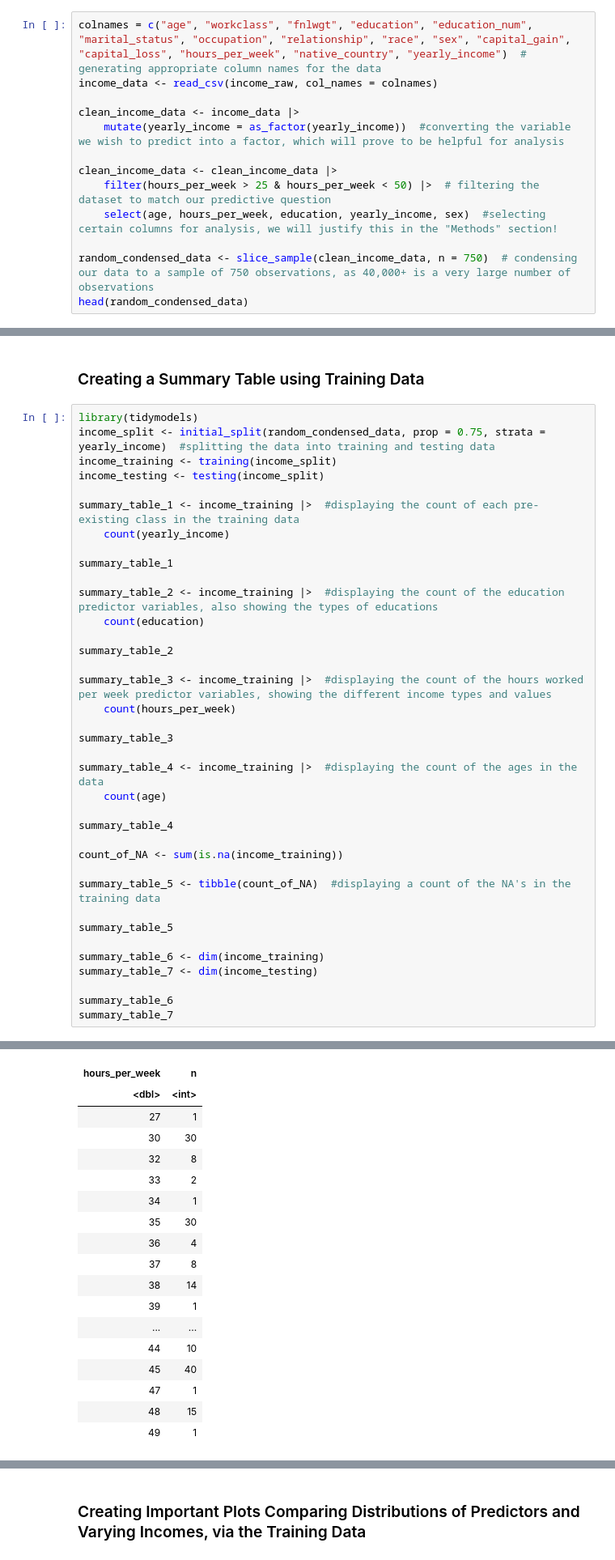
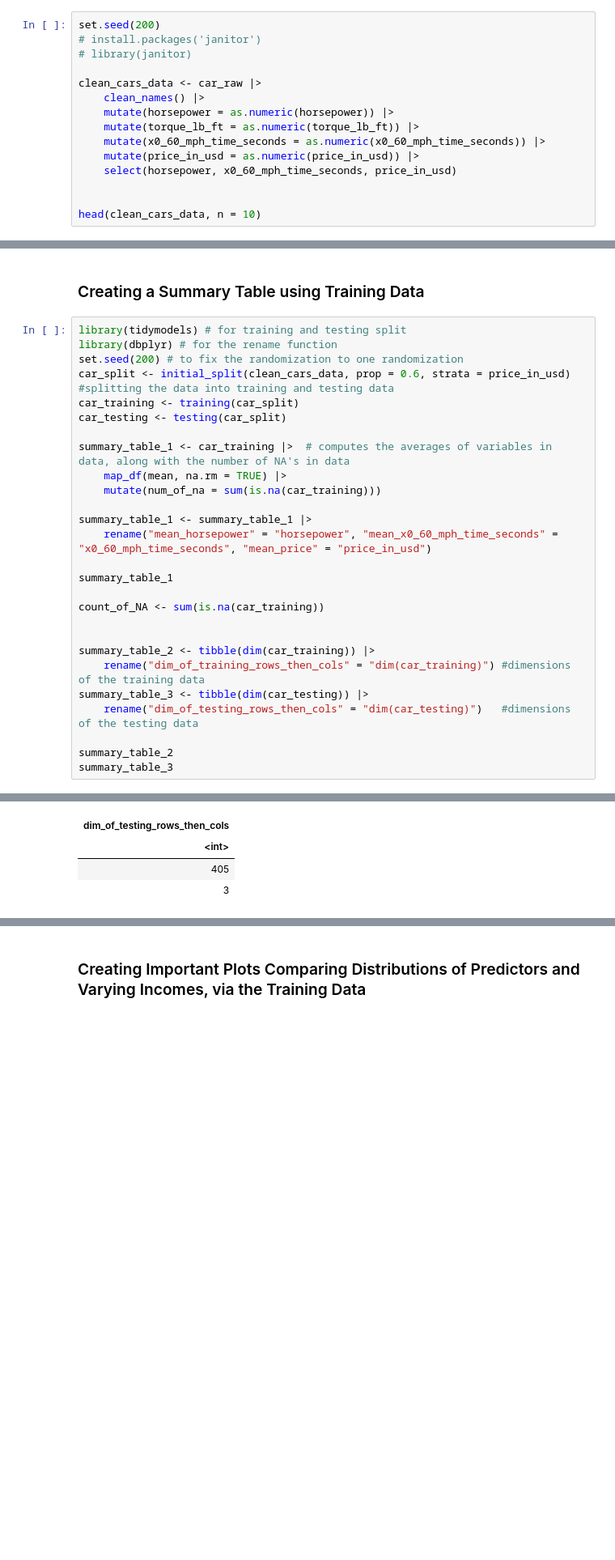
Before and after one commit to aadikanwar/DSCI100_group_project, a Jupyter notebook: group_project_proposal.ipynb, the cells around one changed output, grey strips where cells are left out. Shown at 81% size. Saved outputs shown, nothing was run; the diff lists cells and outputs as text; blank space fills up the shorter version.

```diff
--- a/group_project_proposal.ipynb
+++ b/group_project_proposal.ipynb
@@ -42,16 +49,18 @@ A tibble: 10 × 15
 # %% [markdown]
 ### Cleaning and Wrangling the Data
 # %%
-colnames = c("age", "workclass", "fnlwgt", "education", "education_num", "marital_status", "occupation", "relationship", "race", "sex", "capital_gain", "capital_loss", "hours_per_week", "native_country", "yearly_income")  # generating appropriate column names for the data
-income_data <- read_csv(income_raw, col_names = colnames)
+set.seed(200)
+# install.packages('janitor')
+# library(janitor)
 
-clean_income_data <- income_data |>
-    mutate(yearly_income = as_factor(yearly_income))  #converting the variable we wish to predict into a factor, which will prove to be helpful for analysis
+clean_cars_data <- car_raw |>
+    clean_names() |>
+    mutate(horsepower = as.numeric(horsepower)) |>
+    mutate(torque_lb_ft = as.numeric(torque_lb_ft)) |>
+    mutate(x0_60_mph_time_seconds = as.numeric(x0_60_mph_time_seconds)) |>
+    mutate(price_in_usd = as.numeric(price_in_usd)) |>
+    select(horsepower, x0_60_mph_time_seconds, price_in_usd)
 
-clean_income_data <- clean_income_data |>
-    filter(hours_per_week > 25 & hours_per_week < 50) |>  # filtering the dataset to match our predictive question
-    select(age, hours_per_week, education, yearly_income, sex)  #selecting certain columns for analysis, we will justify this in the "Methods" section!
 
-random_condensed_data <- slice_sample(clean_income_data, n = 750)  # condensing our data to a sample of 750 observations, as 40,000+ is a very large number of observations
-head(random_condensed_data)
+head(clean_cars_data, n = 10)
 # %% [output]
@@ -77,40 +97,30 @@ The data presented is sensibly clean and wrangled appropriately. Each row is a s
 # %% [markdown]
 ### Creating a Summary Table using Training Data
 # %%
-library(tidymodels)
-income_split <- initial_split(random_condensed_data, prop = 0.75, strata = yearly_income)  #splitting the data into training and testing data
-income_training <- training(income_split)
-income_testing <- testing(income_split)
+library(tidymodels) # for training and testing split
+library(dbplyr) # for the rename function
+set.seed(200) # to fix the randomization to one randomization
+car_split <- initial_split(clean_cars_data, prop = 0.6, strata = price_in_usd)  #splitting the data into training and testing data
+car_training <- training(car_split)
+car_testing <- testing(car_split)
 
-summary_table_1 <- income_training |>  #displaying the count of each pre-existing class in the training data
-    count(yearly_income)
+summary_table_1 <- car_training |>  # computes the averages of variables in data, along with the number of NA's in data
+    map_df(mean, na.rm = TRUE) |>
+    mutate(num_of_na = sum(is.na(car_training)))
+
+summary_table_1 <- summary_table_1 |>
+    rename("mean_horsepower" = "horsepower", "mean_x0_60_mph_time_seconds" = "x0_60_mph_time_seconds", "mean_price" = "price_in_usd")
 
 summary_table_1
 
-summary_table_2 <- income_training |>  #displaying the count of the education predictor variables, also showing the types of educations
-    count(education)
+count_of_NA <- sum(is.na(car_training))
+
+
+summary_table_2 <- tibble(dim(car_training)) |>
+    rename("dim_of_training_rows_then_cols" = "dim(car_training)") #dimensions of the training data
+summary_table_3 <- tibble(dim(car_testing)) |>
+    rename("dim_of_testing_rows_then_cols" = "dim(car_testing)")   #dimensions of the testing data
 
 summary_table_2
-
-summary_table_3 <- income_training |>  #displaying the count of the hours worked per week predictor variables, showing the different income types and values
-    count(hours_per_week)
-
 summary_table_3
-
-summary_table_4 <- income_training |>  #displaying the count of the ages in the data
-    count(age)
-
-summary_table_4
-
-count_of_NA <- sum(is.na(income_training))
-
-summary_table_5 <- tibble(count_of_NA)  #displaying a count of the NA's in the training data
-
-summary_table_5
-
-summary_table_6 <- dim(income_training)
-summary_table_7 <- dim(income_testing)
-
-summary_table_6
-summary_table_7
 # %% [output]
@@ -141,18 +137,4 @@ A tibble: 19 × 2
-| hours_per_week | n |
-| <dbl> | <int> |
-| 27 | 1 |
-| 30 | 30 |
-| 32 | 8 |
-| 33 | 2 |
-| 34 | 1 |
-| 35 | 30 |
-| 36 | 4 |
-| 37 | 8 |
-| 38 | 14 |
-| 39 | 1 |
-| ... | ... |
-| 44 | 10 |
-| 45 | 40 |
-| 47 | 1 |
-| 48 | 15 |
-| 49 | 1 |
+| dim_of_testing_rows_then_cols |
+| <int> |
+| 405 |
+| 3 |
```
Also changed, not shown: parts of 8 cells of this notebook.
